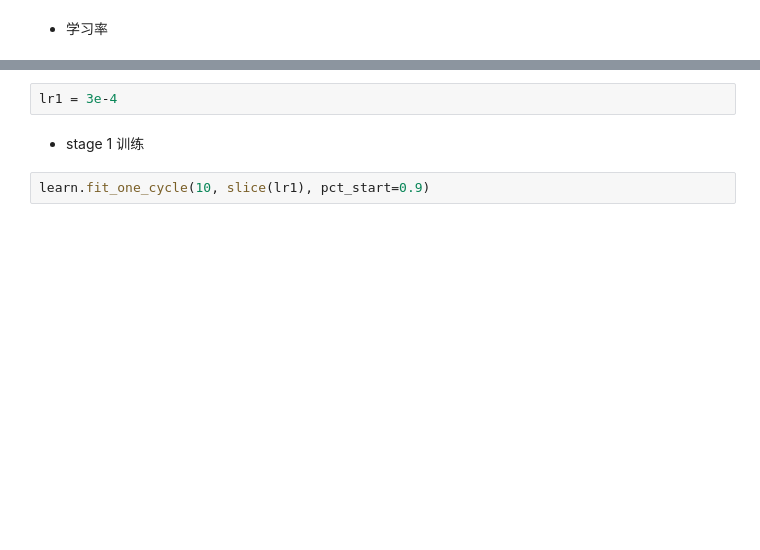
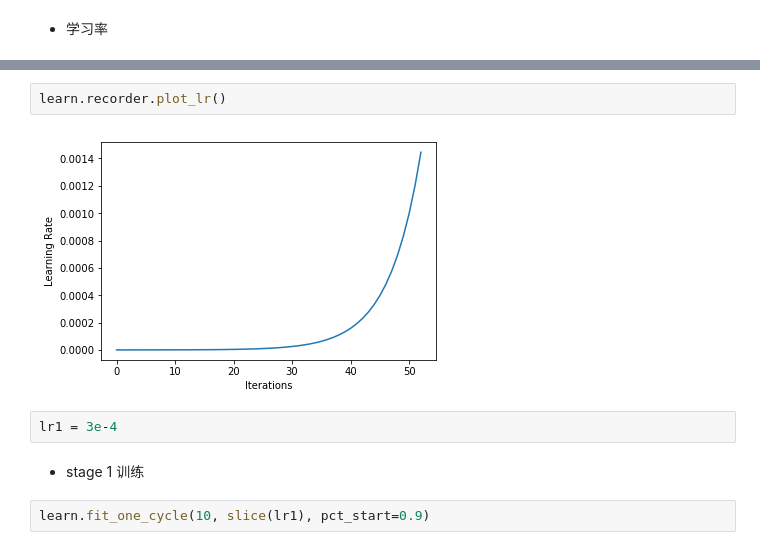
Before and after one commit to AutuanLiu/Fastai-Notes-V3, a Jupyter notebook: fastai_DL_nbs/lesson03_image_segmentation.ipynb, the cells around one changed output, grey strips where cells are left out. Cells and saved outputs as stored; diff of their text form; blank space fills up the shorter version.

```diff
--- a/fastai_DL_nbs/lesson03_image_segmentation.ipynb
+++ b/fastai_DL_nbs/lesson03_image_segmentation.ipynb
@@ -175,3 +237,7 @@ LR Finder is complete, type {learner_name}.recorder.plot() to see the graph.
+# %%
+learn.recorder.plot_lr()
+# %% [output]
+[figure, added]
 # %%
 lr1 = 3e-4
 # %% [markdown]
```
Also changed, not shown: parts of 49 cells of this notebook, 1 other file.
